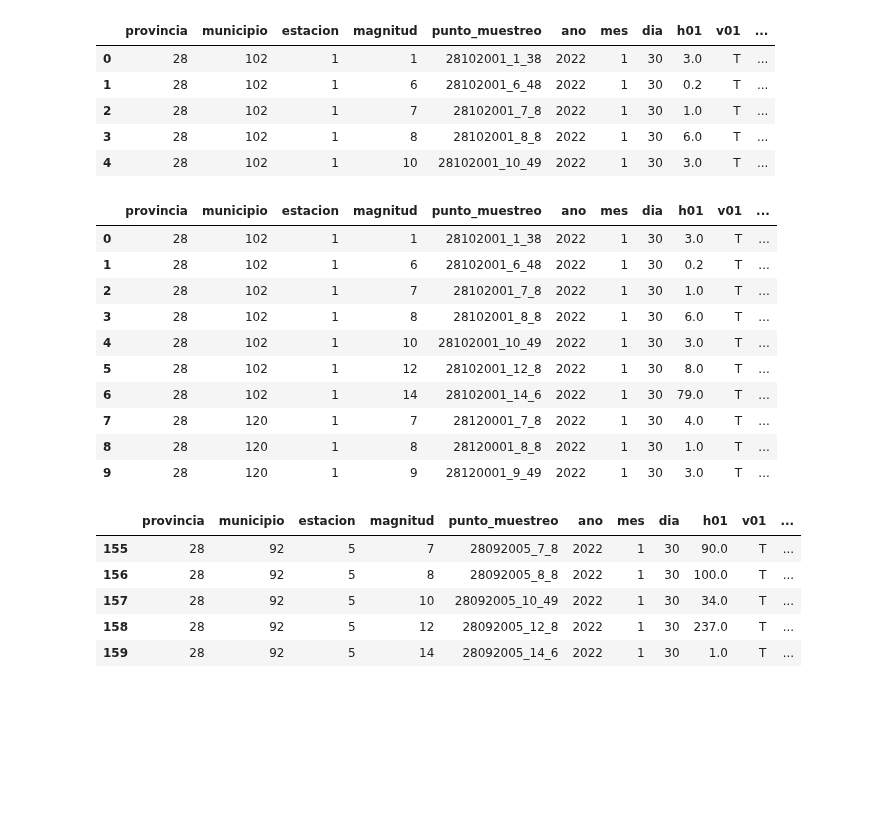
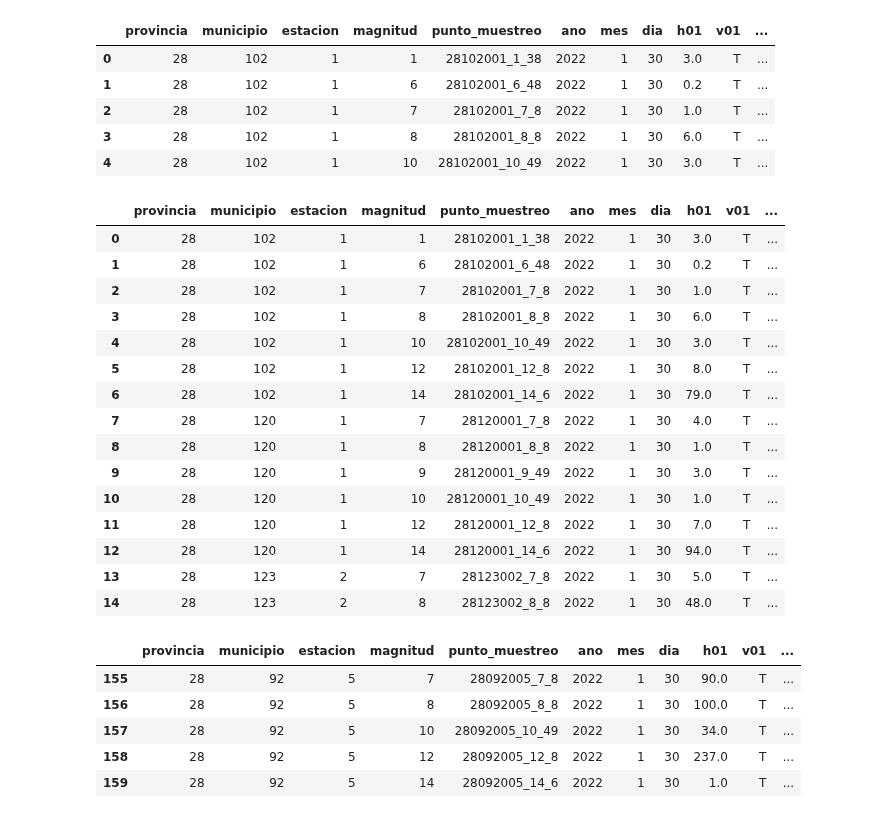
Before and after one commit to Ironhack-Part-Time-Enero2022/apuntes-clases, a Jupyter notebook: semana-4/4.1-Intro_Pandas.ipynb, the cells around one changed output. Saved outputs shown, nothing was run; the diff lists cells and outputs as text; code cells hidden in the pictures; blank space fills up the shorter version.

```diff
--- a/semana-4/4.1-Intro_Pandas.ipynb
+++ b/semana-4/4.1-Intro_Pandas.ipynb
@@ -400,20 +333,24 @@ df_csv.head()
 | 3 | 28 | 102 | 1 | 8 | 28102001_8_8 | 2022 | 1 | 30 | 6.0 | T | ... |
 | 4 | 28 | 102 | 1 | 10 | 28102001_10_49 | 2022 | 1 | 30 | 3.0 | T | ... |
 # %%
-# podemos especificar el número de columnas que queremos ver
-
-df_csv.head(10)
+# podemos especificar el número de filas que queremos ver
+df_csv.head(15)
 # %% [output]
 |  | provincia | municipio | estacion | magnitud | punto_muestreo | ano | mes | dia | h01 | v01 | ... |
 | 0 | 28 | 102 | 1 | 1 | 28102001_1_38 | 2022 | 1 | 30 | 3.0 | T | ... |
 | 1 | 28 | 102 | 1 | 6 | 28102001_6_48 | 2022 | 1 | 30 | 0.2 | T | ... |
 | 2 | 28 | 102 | 1 | 7 | 28102001_7_8 | 2022 | 1 | 30 | 1.0 | T | ... |
 | 3 | 28 | 102 | 1 | 8 | 28102001_8_8 | 2022 | 1 | 30 | 6.0 | T | ... |
 | 4 | 28 | 102 | 1 | 10 | 28102001_10_49 | 2022 | 1 | 30 | 3.0 | T | ... |
 | 5 | 28 | 102 | 1 | 12 | 28102001_12_8 | 2022 | 1 | 30 | 8.0 | T | ... |
 | 6 | 28 | 102 | 1 | 14 | 28102001_14_6 | 2022 | 1 | 30 | 79.0 | T | ... |
 | 7 | 28 | 120 | 1 | 7 | 28120001_7_8 | 2022 | 1 | 30 | 4.0 | T | ... |
 | 8 | 28 | 120 | 1 | 8 | 28120001_8_8 | 2022 | 1 | 30 | 1.0 | T | ... |
 | 9 | 28 | 120 | 1 | 9 | 28120001_9_49 | 2022 | 1 | 30 | 3.0 | T | ... |
+| 10 | 28 | 120 | 1 | 10 | 28120001_10_49 | 2022 | 1 | 30 | 1.0 | T | ... |
+| 11 | 28 | 120 | 1 | 12 | 28120001_12_8 | 2022 | 1 | 30 | 7.0 | T | ... |
+| 12 | 28 | 120 | 1 | 14 | 28120001_14_6 | 2022 | 1 | 30 | 94.0 | T | ... |
+| 13 | 28 | 123 | 2 | 7 | 28123002_7_8 | 2022 | 1 | 30 | 5.0 | T | ... |
+| 14 | 28 | 123 | 2 | 8 | 28123002_8_8 | 2022 | 1 | 30 | 48.0 | T | ... |
 # %%
 # también podemos ver las últimas filas
```
Also changed, not shown: parts of 80 cells of this notebook.
